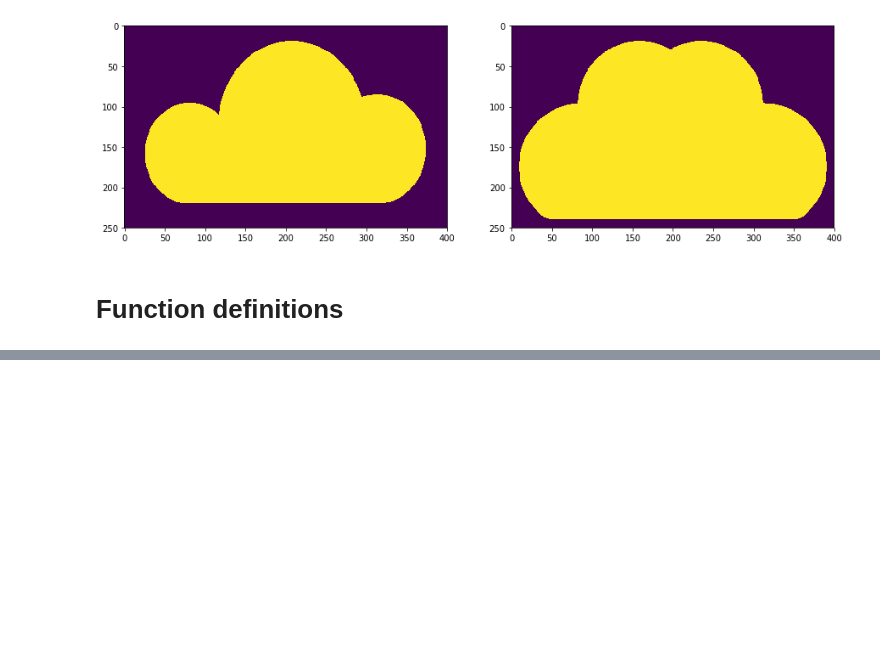
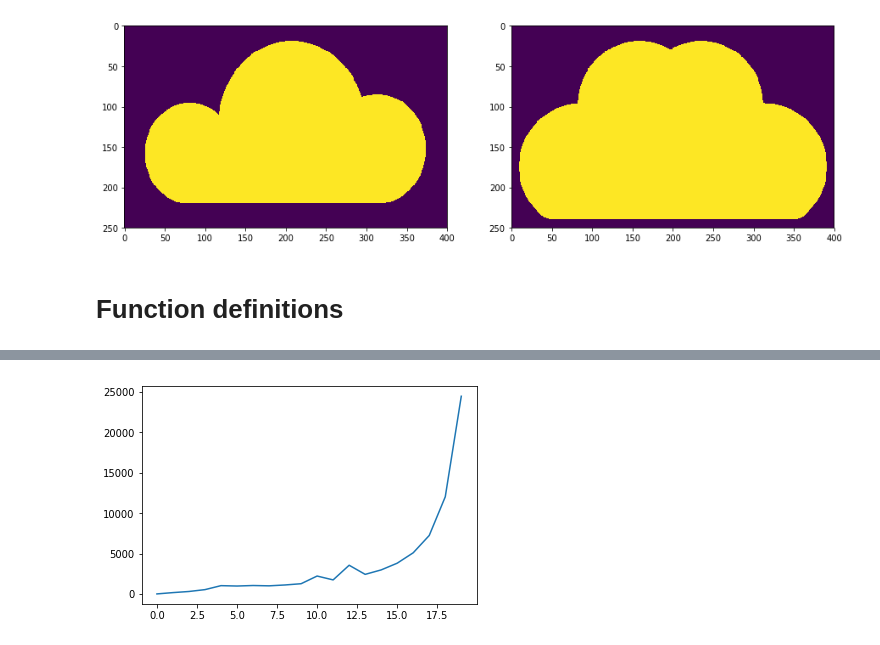
Before and after one commit to jacarolan/Research, a Jupyter notebook: full-program/Full Program.ipynb, the cells around one changed output, grey strips where cells are left out. Drawn from its saved outputs; the diff is of its cells as text; code cells hidden in the pictures; blank space fills up the shorter version.

```diff
--- a/full-program/Full Program.ipynb
+++ b/full-program/Full Program.ipynb
@@ -108,0 +165,5 @@ plt.show()
+# %%
+plt.plot(np.arange(rnge), cond_costs)
+plt.show()
+# %% [output]
+[figure, added]
```
Also changed, not shown: parts of 10 cells of this notebook.
